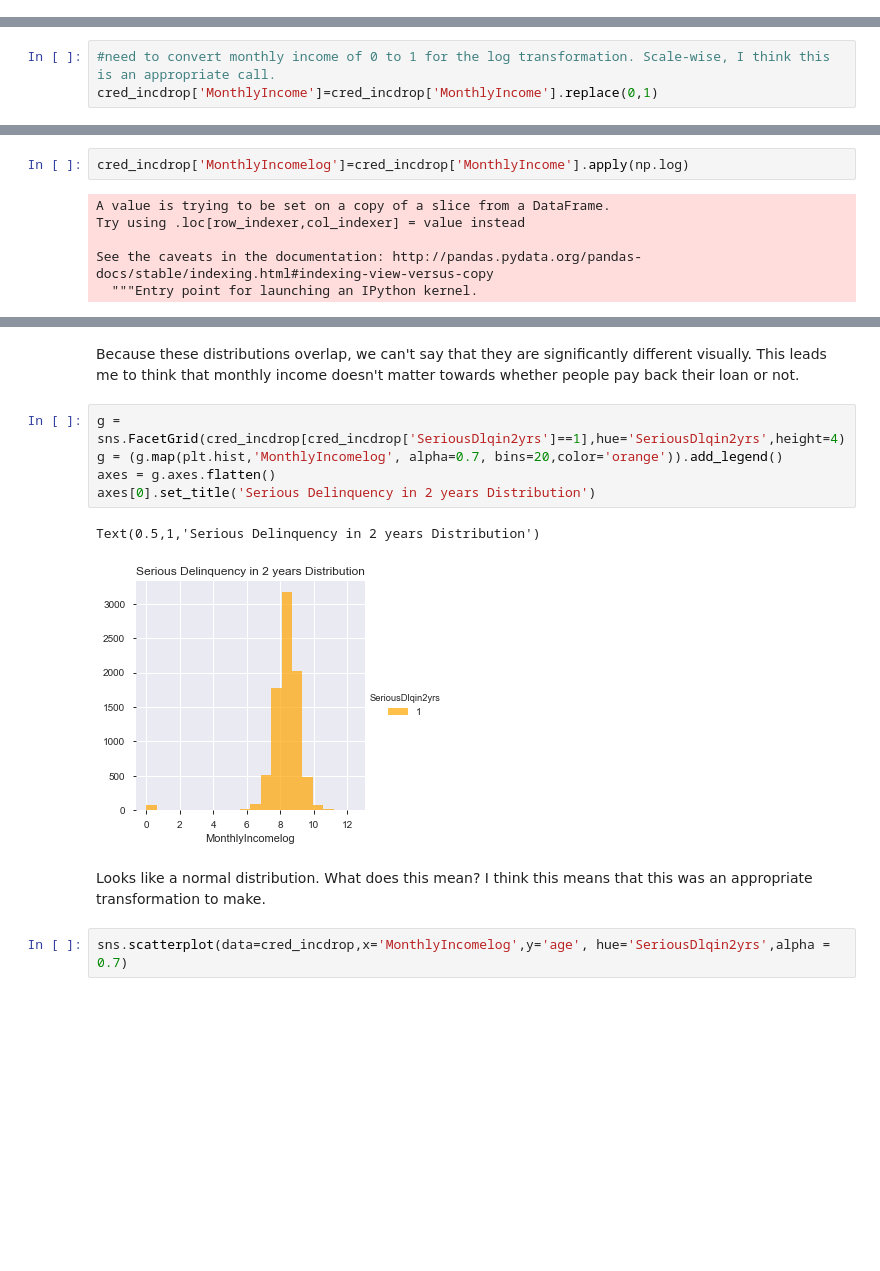
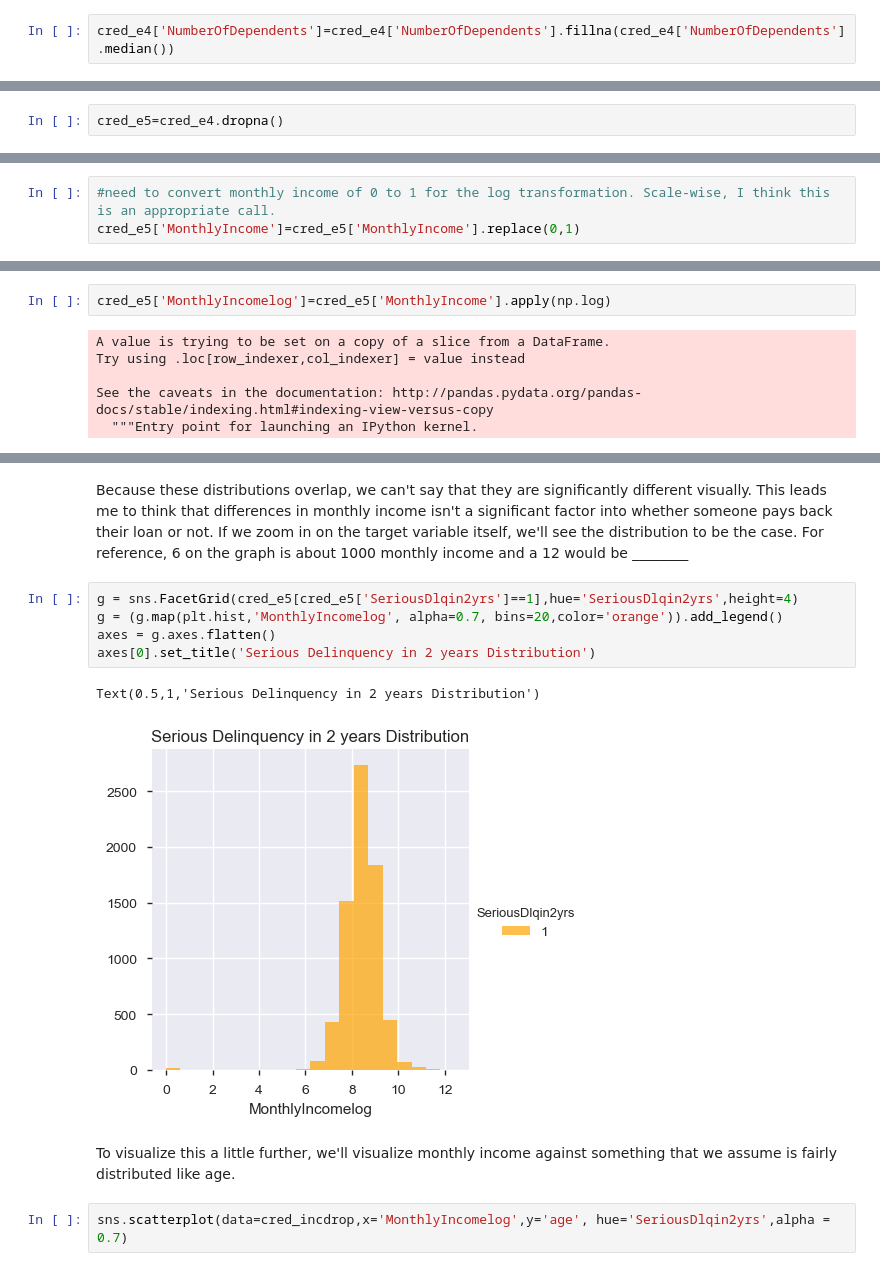
Before and after one commit to thealongsider/Data-Analytics-Projects, a Jupyter notebook: Paidy/Paidy Dataset Exercise.ipynb, the cells around one changed output, grey strips where cells are left out. Drawn from its saved outputs; the diff is of its cells as text; blank space fills up the shorter version.

```diff
--- a/Paidy/Paidy Dataset Exercise.ipynb
+++ b/Paidy/Paidy Dataset Exercise.ipynb
@@ -408,0 +423,2 @@ dtype: int64
+# %%
+cred_e4['NumberOfDependents']=cred_e4['NumberOfDependents'].fillna(cred_e4['NumberOfDependents'].median())
@@ -436 +467,3 @@ cred_incdrop=cred_e.dropna()
+# %%
+cred_e5=cred_e4.dropna()
 # %%
@@ -533,13 +517,13 @@ It seems clear that we'll need to log transform the monthly income in order to b
 # %%
 #need to convert monthly income of 0 to 1 for the log transformation. Scale-wise, I think this is an appropriate call.
-cred_incdrop['MonthlyIncome']=cred_incdrop['MonthlyIncome'].replace(0,1)
+cred_e5['MonthlyIncome']=cred_e5['MonthlyIncome'].replace(0,1)
 # %% [output]
 A value is trying to be set on a copy of a slice from a DataFrame.
 Try using .loc[row_indexer,col_indexer] = value instead
 
 See the caveats in the documentation: http://pandas.pydata.org/pandas-docs/stable/indexing.html#indexing-view-versus-copy
 # %%
-cred_incdrop['MonthlyIncomelog']=cred_incdrop['MonthlyIncome'].apply(np.log)
+cred_e5['MonthlyIncomelog']=cred_e5['MonthlyIncome'].apply(np.log)
 # %% [output]
 A value is trying to be set on a copy of a slice from a DataFrame.
 Try using .loc[row_indexer,col_indexer] = value instead
@@ -578,15 +541,15 @@ Text(0.5,1,'Monthly Income Log Distribution')
 # %% [markdown]
-Because these distributions overlap, we can't say that they are significantly different visually. This leads me to think that monthly income doesn't matter towards whether people pay back their loan or not.
+Because these distributions overlap, we can't say that they are significantly different visually. This leads me to think that differences in monthly income isn't a significant factor into whether someone pays back their loan or not. If we zoom in on the target variable itself, we'll see the distribution to be the case. For reference, 6 on the graph is about 1000 monthly income and a 12 would be ________
 # %%
-g = sns.FacetGrid(cred_incdrop[cred_incdrop['SeriousDlqin2yrs']==1],hue='SeriousDlqin2yrs',height=4)
+g = sns.FacetGrid(cred_e5[cred_e5['SeriousDlqin2yrs']==1],hue='SeriousDlqin2yrs',height=4)
 g = (g.map(plt.hist,'MonthlyIncomelog', alpha=0.7, bins=20,color='orange')).add_legend()
 axes = g.axes.flatten()
 axes[0].set_title('Serious Delinquency in 2 years Distribution')
 # %% [output]
 Text(0.5,1,'Serious Delinquency in 2 years Distribution')
-[figure, old version]
+[figure, new version]
-# %% [markdown]
-Looks like a normal distribution. What does this mean? I think this means that this was an appropriate transformation to make.
+# %% [markdown]
+To visualize this a little further, we'll visualize monthly income against something that we assume is fairly distributed like age.
 # %%
 sns.scatterplot(data=cred_incdrop,x='MonthlyIncomelog',y='age', hue='SeriousDlqin2yrs',alpha = 0.7)
 # %% [output]
```
Also changed, not shown: parts of 68 cells of this notebook.
